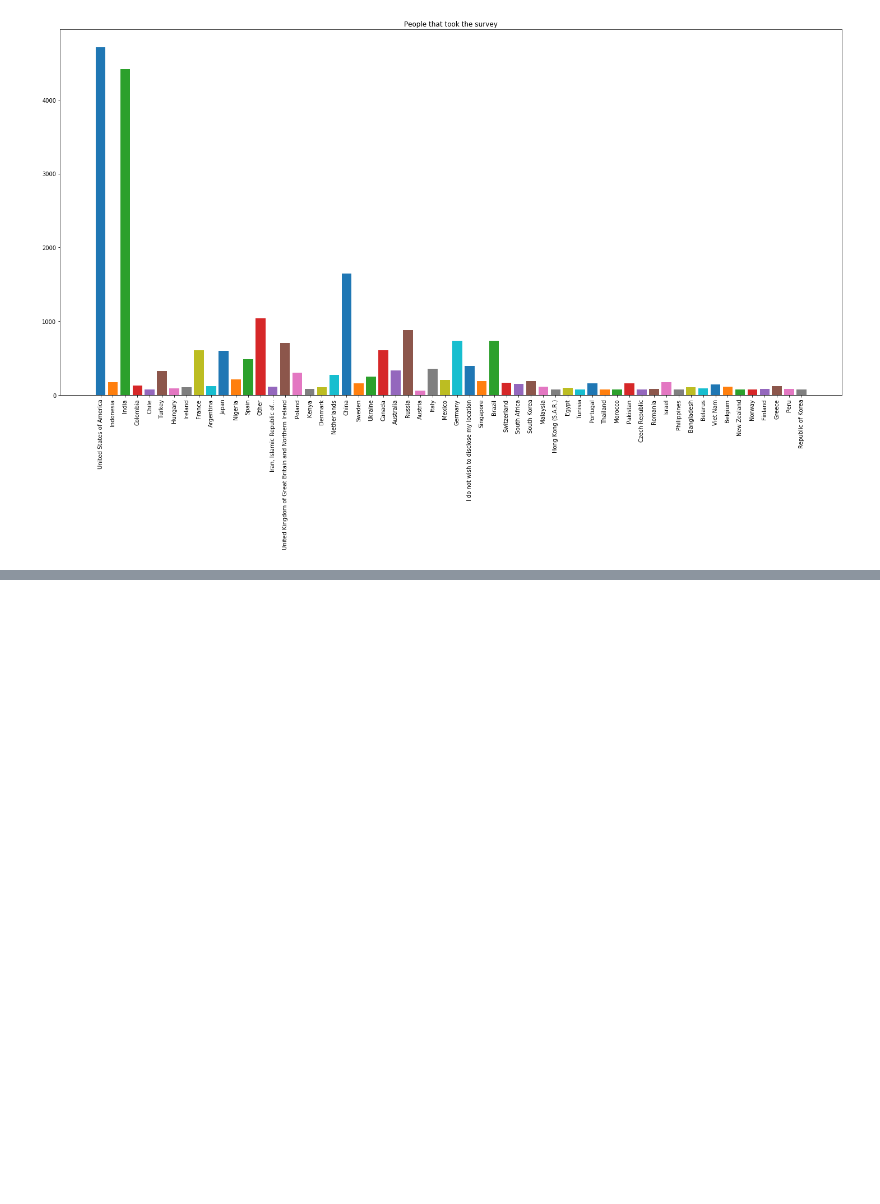
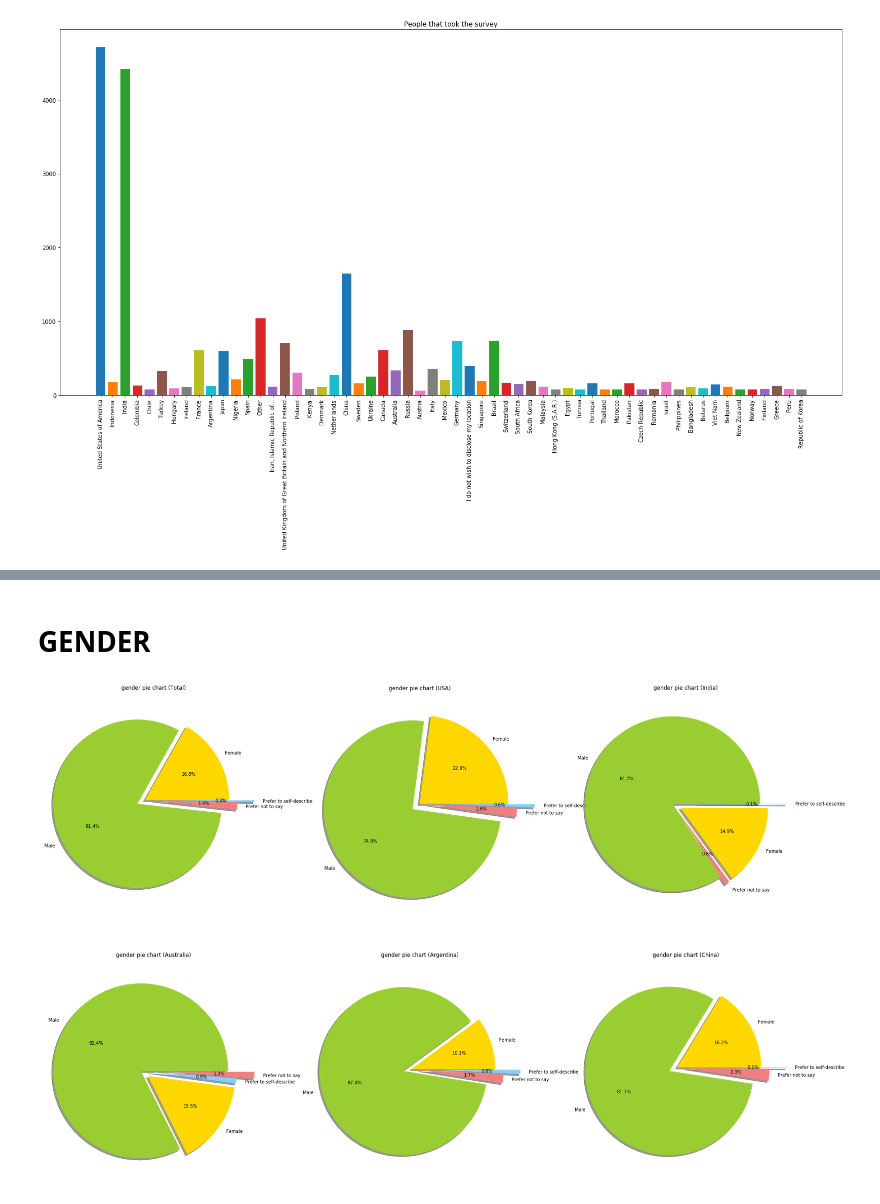
Before and after one commit to mariohenao/MarioHenao_Final, a Jupyter notebook: final.ipynb, the cells around one changed output, grey strips where cells are left out. Saved outputs shown, nothing was run; the diff lists cells and outputs as text; code cells hidden in the pictures; blank space fills up the shorter version.

```diff
--- a/final.ipynb
+++ b/final.ipynb
@@ -118,0 +54,78 @@ Counter({'United States of America': 4716,
+# %% [markdown]
+# GENDER
+# %%
+plt.figure(figsize=(30,20))
+
+#Total
+gender = Counter(data1['Q1'])
+labels = gender.keys()
+sizes = gender.values()
+explode = (0,0.1,0.1,0.3)
+colors = ['gold', 'yellowgreen', 'lightcoral', 'lightskyblue']
+plt.subplot(2,3,1)
+plt.pie(sizes, labels=labels, colors=colors, shadow=True, autopct='%1.1f%%', explode=explode)
+plt.axis('equal')
+plt.title('gender pie chart (Total)')
+
+#USA
+USA_df = data1[data1['Q3'] == 'United States of America']
+USA_gender = Counter(USA_df['Q1'])
+labels = USA_gender.keys()
+sizes = USA_gender.values()
+explode = (0,0.1,0.1,0.3)
+colors = ['gold', 'yellowgreen', 'lightcoral', 'lightskyblue']
+plt.subplot(2,3,2)
+plt.pie(sizes, labels=labels, colors=colors, shadow=True, autopct='%1.1f%%', explode=explode)
+plt.title('gender pie chart (USA)')
+
+#India
+India_df = data1[data1['Q3'] == 'India']
+India_gender = Counter(India_df['Q1'])
+labels = India_gender.keys()
+sizes = India_gender.values()
+explode = (0,0.1,0.1,0.3)
+colors = ['yellowgreen', 'lightcoral', 'gold', 'lightskyblue']
+plt.subplot(2,3,3)
+plt.pie(sizes, labels=labels, colors=colors, shadow=True, autopct='%1.1f%%', explode=explode)
+plt.axis('equal')
+plt.title('gender pie chart (India)')
+
+#Australia
+Australia_df = data1[data1['Q3'] == 'Australia']
+Australia_gender = Counter(Australia_df['Q1'])
+labels = Australia_gender.keys()
+sizes = Australia_gender.values()
+explode = (0,0.1,0.1,0.3)
+colors = ['yellowgreen', 'gold', 'lightskyblue', 'lightcoral']
+plt.subplot(2,3,4)
+plt.pie(sizes, labels=labels, colors=colors, shadow=True, autopct='%1.1f%%', explode=explode)
+plt.axis('equal')
+plt.title('gender pie chart (Australia)')
+
+#Argentina
+Argentina_df = data1[data1['Q3'] == 'Argentina']
+Argentina_gender = Counter(Argentina_df['Q1'])
+labels = Argentina_gender.keys()
+sizes = Argentina_gender.values()
+explode = (0,0.1,0.1,0.3)
+colors = ['gold', 'yellowgreen', 'lightcoral', 'lightskyblue']
+plt.subplot(2,3,5)
+plt.pie(sizes, labels=labels, colors=colors, shadow=True, autopct='%1.1f%%', explode=explode)
+plt.axis('equal')
+plt.title('gender pie chart (Argentina)')
+
+#China
+China_df = data1[data1['Q3'] == 'China']
+China_gender = Counter(China_df['Q1'])
+labels = China_gender.keys()
+sizes = China_gender.values()
+explode = (0,0.1,0.1,0.3)
+colors = ['gold', 'yellowgreen', 'lightcoral', 'lightskyblue']
+plt.subplot(2,3,6)
+plt.pie(sizes, labels=labels, colors=colors, shadow=True, autopct='%1.1f%%', explode=explode)
+plt.axis('equal')
+plt.title('gender pie chart (China)')
+
+plt.show()
+# %% [output]
+[figure, added]
```
Also changed, not shown: parts of 6 cells of this notebook.
